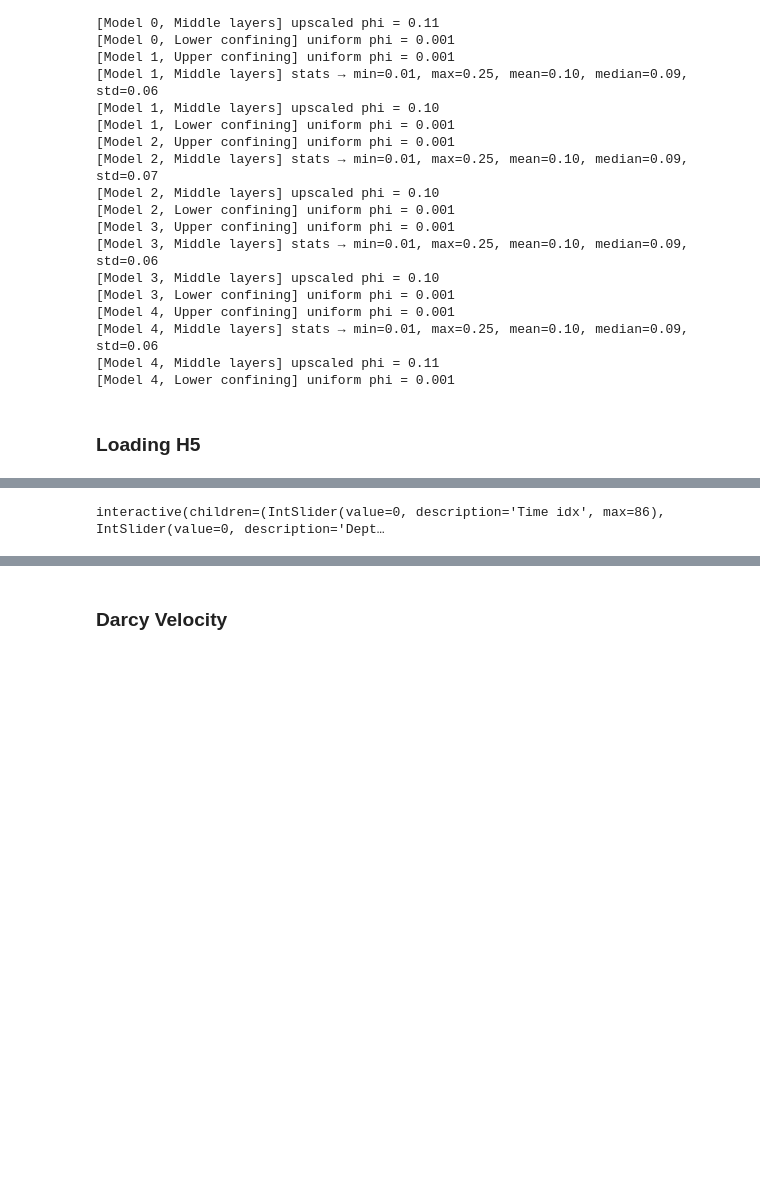
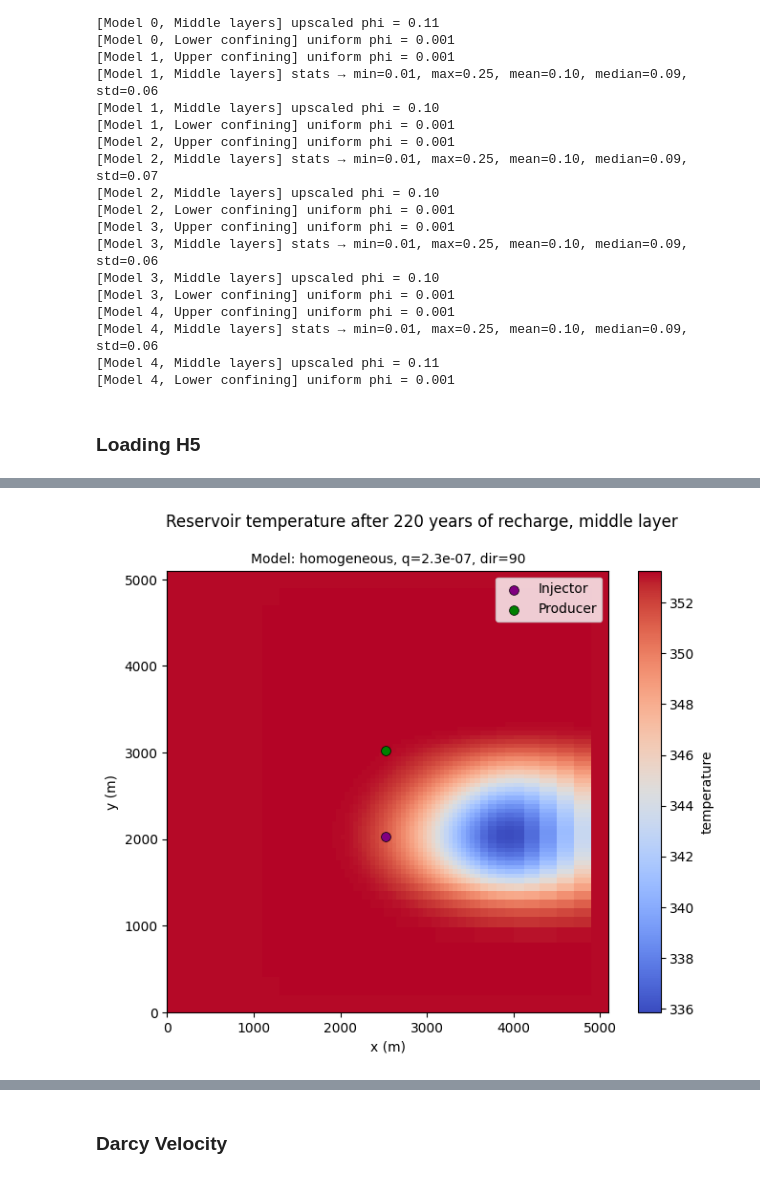
Before and after one commit to KajAbildgaard/MSc-Thesis-Kaj, a Jupyter notebook: Averages.ipynb, the cells around one changed output, grey strips where cells are left out. Cells and saved outputs as stored; diff of their text form; code cells hidden in the pictures; blank space fills up the shorter version.

```diff
--- a/Averages.ipynb
+++ b/Averages.ipynb
@@ -237,0 +253,2 @@ WARNING: output/test h5/q=2.3e-07, WR=8000/model 1, dir=0\loaded_solution.h5 con
+# %%
+timesteps, props = load_h5('Recharge', 'homogeneous', wr=8000, q=2.3e-07, dir=90)
@@ -238,42 +268,15 @@ WARNING: output/test h5/q=2.3e-07, WR=8000/model 1, dir=0\loaded_solution.h5 con
 # %%
 dx = np.hstack([[200] * 5, [100] * 5, [50] * 3,
                 [50] * 36,
                 [50] * 3, [100] * 5, [200] * 5]).astype(float)
 dy = dx
-
 x_edges = np.concatenate([[0], np.cumsum(dx)])
 x_centers = 0.5*(x_edges[:-1] + x_edges[1:])
 y_edges = np.concatenate([[0], np.cumsum(dy)])
 y_centers = 0.5*(y_edges[:-1] + y_edges[1:])
 
-
-def plot_slice(props, prop_name, timestep, z_level, x, y, nz=61, cmap='coolwarm'):
-    arr3d = props[prop_name][timestep, :].reshape((len(x), len(y), nz), order='F')
-    slice2d = arr3d[:, :, z_level]
-
-    X, Y = np.meshgrid(x, y, indexing='xy')
-    plt.figure(figsize=(8, 6))
-    pcm = plt.pcolormesh(X, Y, slice2d.T, shading='auto', cmap=cmap)
-    plt.colorbar(pcm, label=prop_name)
-    plt.title(f"{prop_name} at time step={timestep}, layer z={z_level}")
-    plt.xlabel("x (m)")
-    plt.ylabel("y (m)")
-    plt.gca().set_aspect('equal')
-    plt.show()
-
-def interactive_slice_plot(props, prop_name, x, y, nz=61, cmap='coolwarm'):
-    n_steps = props[prop_name].shape[0]
-    time_slider = IntSlider(min=0,   max=n_steps-1, step=1, description='Time idx')
-    z_slider    = IntSlider(min=0,   max=nz-1,      step=1, description='Depth idx')
-
-    def _plot(timestep, z_level):
-        plot_slice(props, prop_name, timestep, z_level, x, y, nz, cmap)
-
-    interact(_plot,
-             timestep = time_slider,
-             z_level  = z_slider)
+plot_slice(props, prop_name='temperature', timestep=111, z_level=30, lifetime=53,
+           model='homogeneous', q='2.3e-07', dir='90', x=x_centers, y=y_centers)
+# interactive_slice_plot(props, prop_name='temperature', x=x_centers, y=y_centers)
+# %% [output]
+[figure, added]
-# %%
-# plot_slice(props, prop_name='temperature', timestep=86, z_level=20, x=x_centers, y=y_centers)
-interactive_slice_plot(props, prop_name='temperature', x=x_centers, y=y_centers)
-# %% [output]
-interactive(children=(IntSlider(value=0, description='Time idx', max=86), IntSlider(value=0, description='Dept…
```
Also changed, not shown: parts of 32 cells of this notebook, 5 other files.
